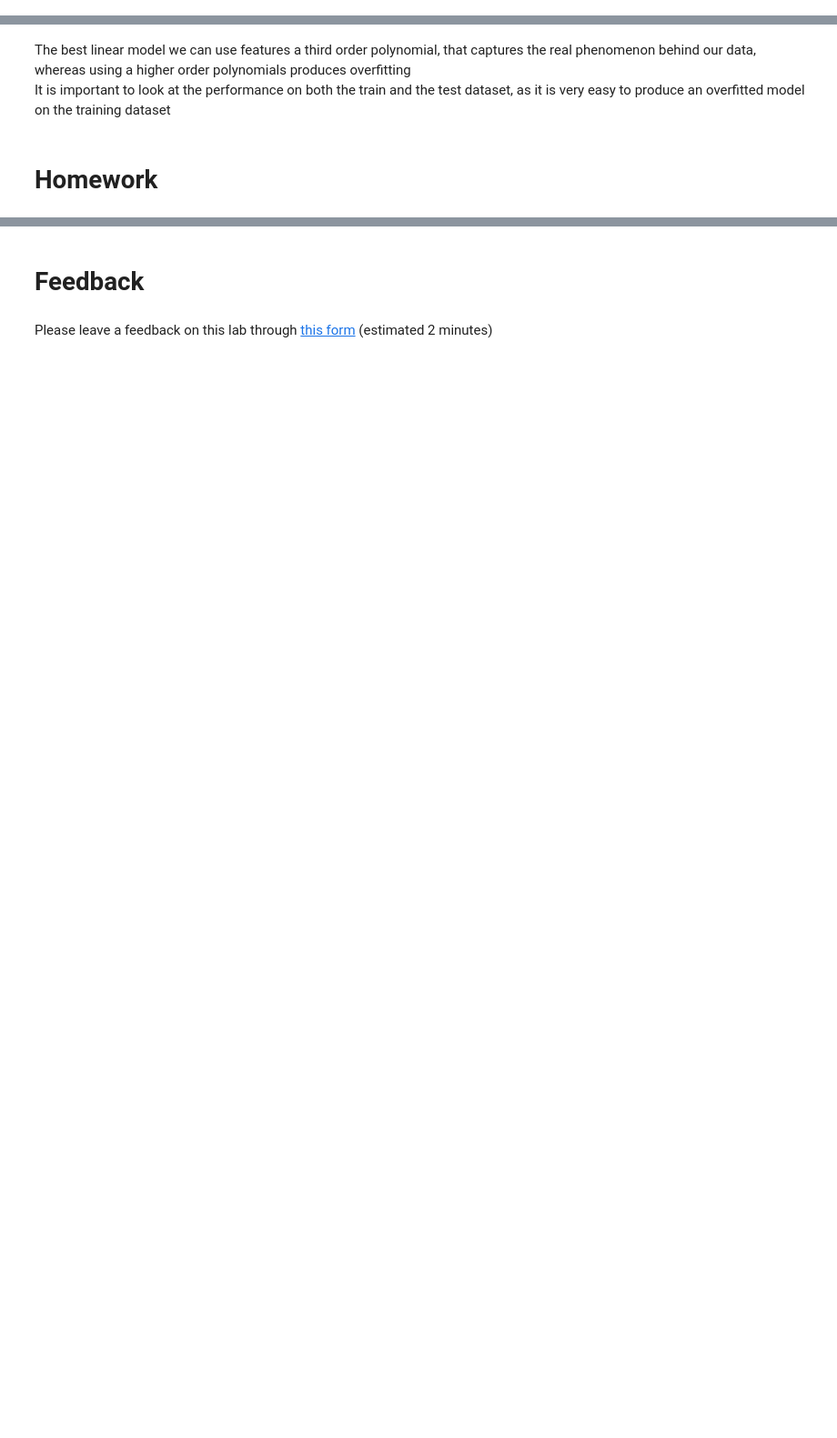
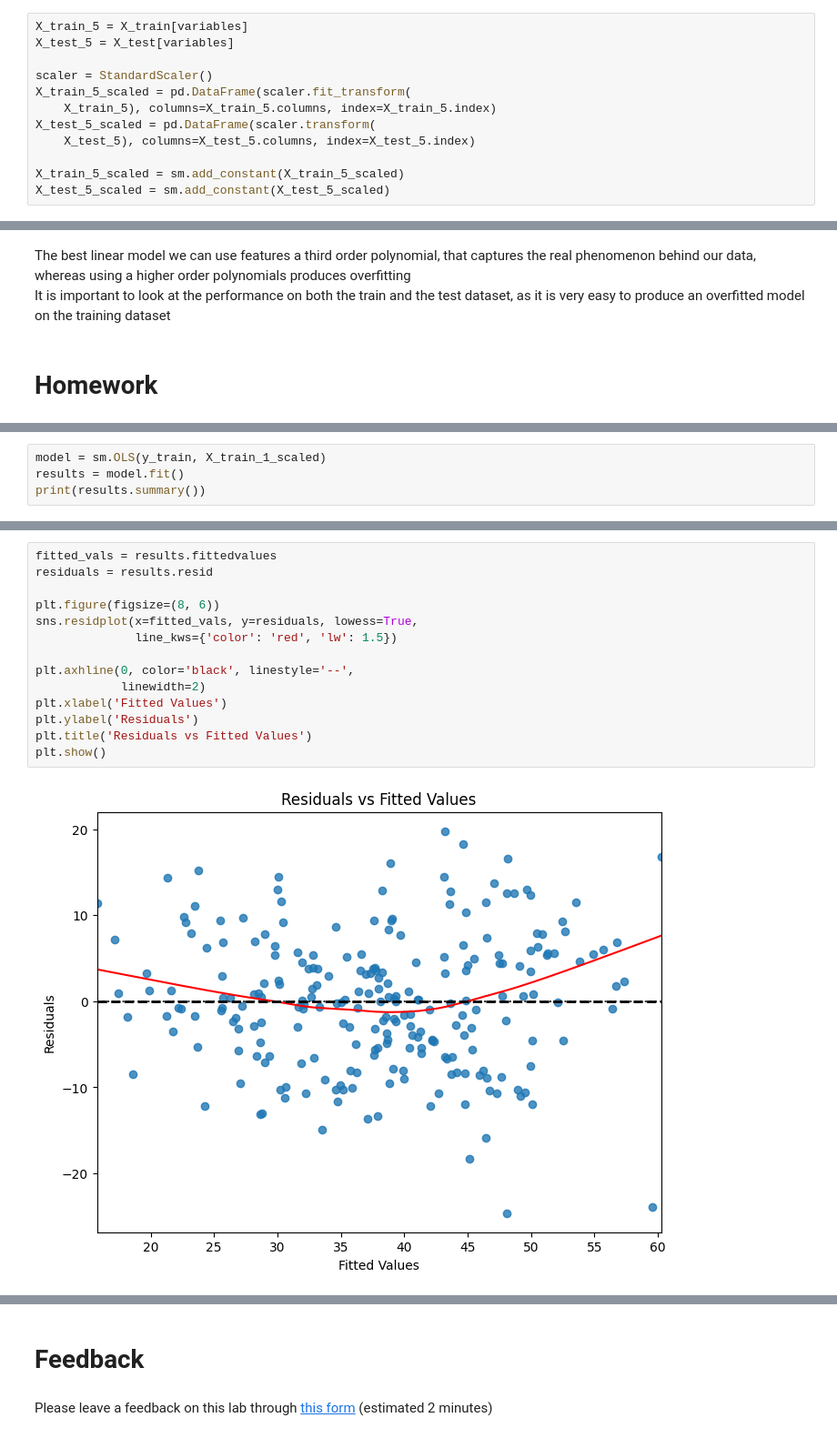
Before and after one commit to Thomas-Fabbris/applied-statistics-polimi, a Jupyter notebook: Labs/Lab_V_2026.ipynb, the cells around one changed output, grey strips where cells are left out. Shown at 91% size. Saved outputs shown, nothing was run; the diff lists cells and outputs as text; blank space fills up the shorter version.

```diff
--- a/Labs/Lab_V_2026.ipynb
+++ b/Labs/Lab_V_2026.ipynb
@@ -731,0 +793,12 @@ $$ bmi = \beta_0 + \beta_1 \cdot ef + \beta_2 \cdot creatinine + \beta_3 \cdot t
+# %%
+X_train_5 = X_train[variables]
+X_test_5 = X_test[variables]
+
+scaler = StandardScaler()
+X_train_5_scaled = pd.DataFrame(scaler.fit_transform(
+    X_train_5), columns=X_train_5.columns, index=X_train_5.index)
+X_test_5_scaled = pd.DataFrame(scaler.transform(
+    X_test_5), columns=X_test_5.columns, index=X_test_5.index)
+
+X_train_5_scaled = sm.add_constant(X_train_5_scaled)
+X_test_5_scaled = sm.add_constant(X_test_5_scaled)
@@ -1886,0 +2058,4 @@ Try to build the best linear regression model to predict ejection fraction
+# %%
+model = sm.OLS(y_train, X_train_1_scaled)
+results = model.fit()
+print(results.summary())
@@ -1886,0 +2113,16 @@ Try to build the best linear regression model to predict ejection fraction
+# %%
+fitted_vals = results.fittedvalues
+residuals = results.resid
+
+plt.figure(figsize=(8, 6))
+sns.residplot(x=fitted_vals, y=residuals, lowess=True,
+              line_kws={'color': 'red', 'lw': 1.5})
+
+plt.axhline(0, color='black', linestyle='--',
+            linewidth=2)
+plt.xlabel('Fitted Values')
+plt.ylabel('Residuals')
+plt.title('Residuals vs Fitted Values')
+plt.show()
+# %% [output]
+[figure, added]
```
Also changed, not shown: parts of 80 cells of this notebook, 1 other file.
